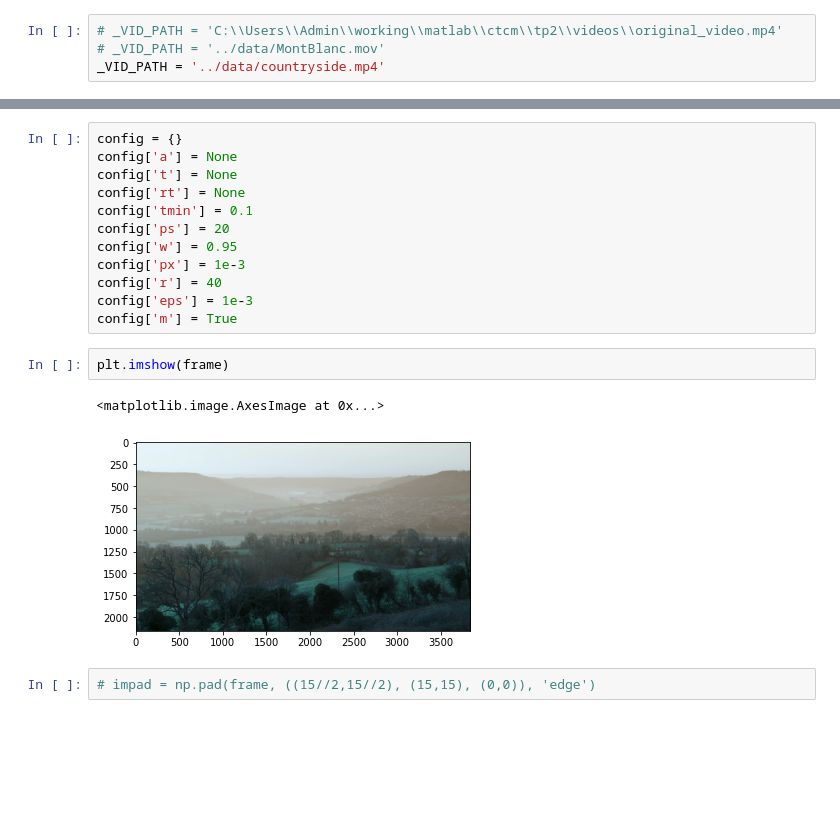
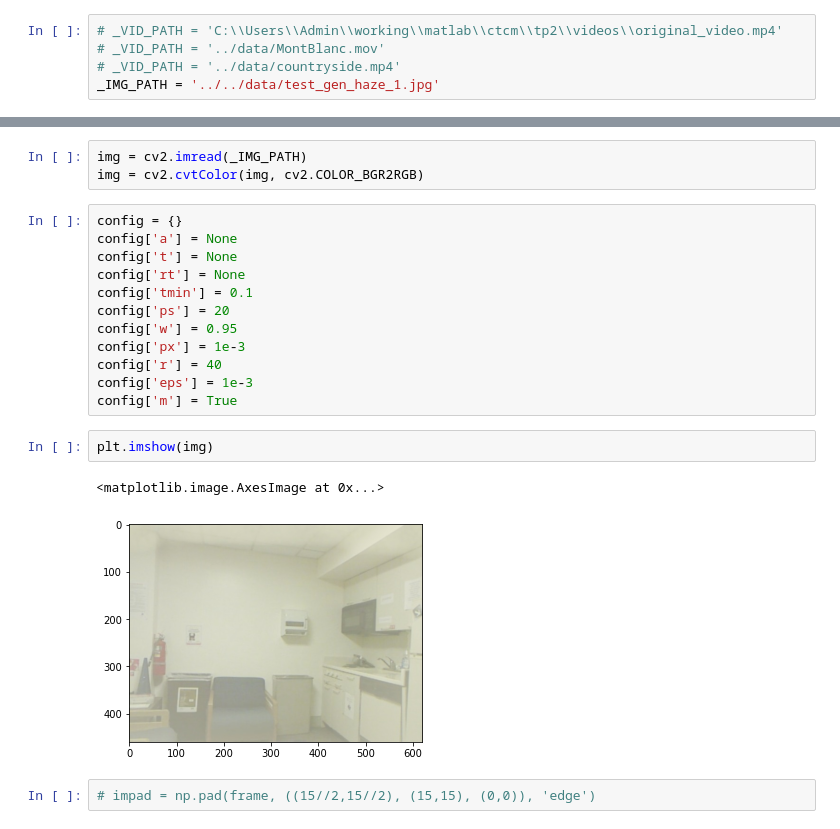
Before and after one commit to taindp98/trait_video, a Jupyter notebook: code/dark_channel/replay.ipynb, the cells around one changed output, grey strips where cells are left out. Cells and saved outputs as stored; diff of their text form; blank space fills up the shorter version.

```diff
--- a/code/dark_channel/replay.ipynb
+++ b/code/dark_channel/replay.ipynb
@@ -20,5 +21,6 @@ from function.src.Dehaze import dehaze
 # %%
 # _VID_PATH = 'C:\\Users\\Admin\\working\\matlab\\ctcm\\tp2\\videos\\original_video.mp4'
 # _VID_PATH = '../data/MontBlanc.mov'
-_VID_PATH = '../data/countryside.mp4'
+# _VID_PATH = '../data/countryside.mp4'
+_IMG_PATH = '../../data/test_gen_haze_1.jpg'
 # %%
@@ -39,3 +38,6 @@ cv2.destroyAllWindows()
+# %%
+img = cv2.imread(_IMG_PATH)
+img = cv2.cvtColor(img, cv2.COLOR_BGR2RGB)
 # %%
 config = {}
 config['a'] = None
@@ -49,10 +51,10 @@ config['r'] = 40
 config['eps'] = 1e-3
 config['m'] = True
 # %%
-plt.imshow(frame)
+plt.imshow(img)
 # %% [output]
 <matplotlib.image.AxesImage at 0x...>
-[figure, old version]
+[figure, new version]
 # %%
 # impad = np.pad(frame, ((15//2,15//2), (15,15), (0,0)), 'edge')
 # %%
```
Also changed, not shown: parts of 9 cells of this notebook, 16 other files.
